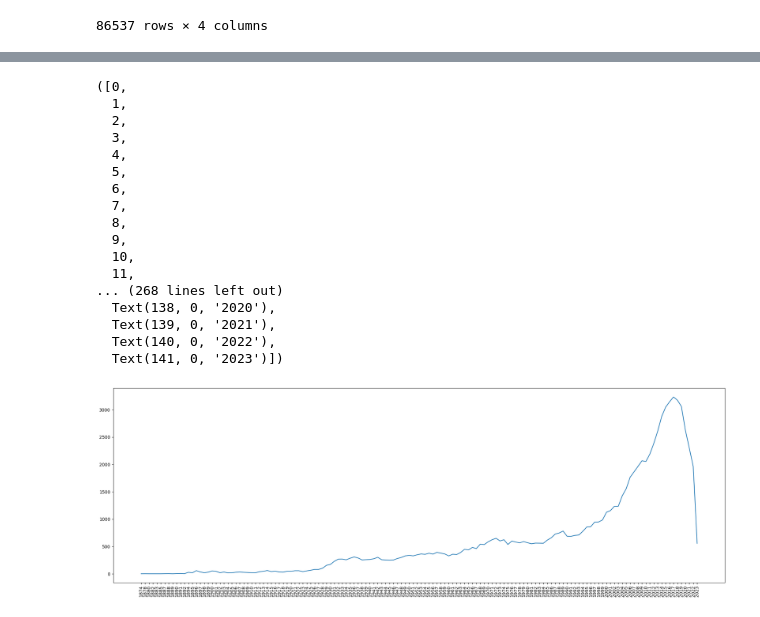
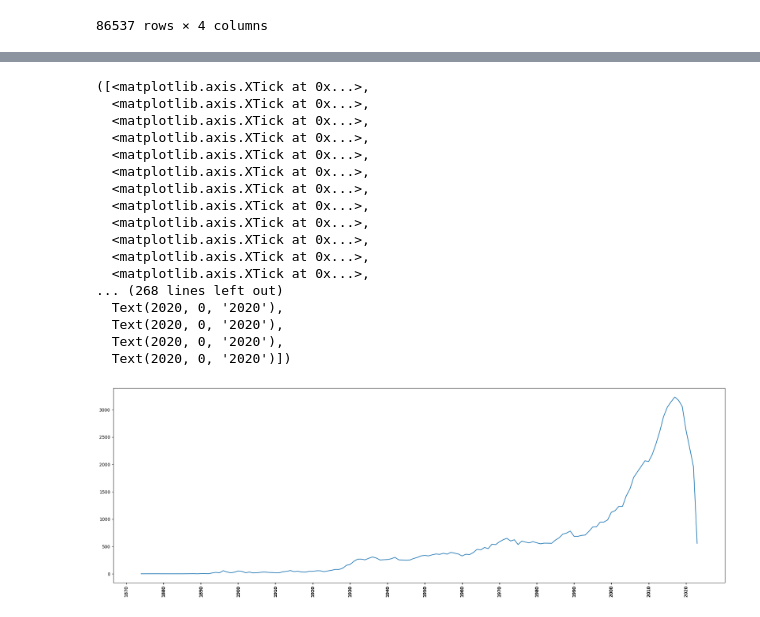
Before and after one commit to MiltonOberg/Artificial_Intelligence2-Milton-OPA23, a Jupyter notebook: Labb_1/labb_1.ipynb, the cells around one changed output, grey strips where cells are left out. Saved outputs shown, nothing was run; the diff lists cells and outputs as text; code cells hidden in the pictures.

```diff
--- a/Labb_1/labb_1.ipynb
+++ b/Labb_1/labb_1.ipynb
@@ -246,4 +246,5 @@ df_movies
 | 86536 | 288983 | UNZIPPED: An Autopsy of American ... | Documentary | 2021 |
 86537 rows × 4 columns
 # %%
-total_movie_year= df_movies.groupby("year")["year"].count().reset_index(name= "count")
+total_movie_year= df_movies.groupby("year")["year"].count().reset_index(name= "count").astype(int)
+total_movie_year
@@ -250,24 +265,27 @@ total_movie_year= df_movies.groupby("year")["year"].count().reset_index(name= "c
 # %%
+labels= (total_movie_year["year"]// 10)* 10
+
 plt.figure(figsize= (25, 8))
 
 plt.plot(total_movie_year["year"], total_movie_year["count"])
-plt.xticks(rotation= 90)
+
+plt.xticks(rotation= 90, ticks= labels)
 # %% [output]
-([0,
-  1,
-  2,
-  3,
-  4,
-  5,
-  6,
-  7,
-  8,
-  9,
-  10,
-  11,
+([<matplotlib.axis.XTick at 0x...>,
+  <matplotlib.axis.XTick at 0x...>,
+  <matplotlib.axis.XTick at 0x...>,
+  <matplotlib.axis.XTick at 0x...>,
+  <matplotlib.axis.XTick at 0x...>,
+  <matplotlib.axis.XTick at 0x...>,
+  <matplotlib.axis.XTick at 0x...>,
+  <matplotlib.axis.XTick at 0x...>,
+  <matplotlib.axis.XTick at 0x...>,
+  <matplotlib.axis.XTick at 0x...>,
+  <matplotlib.axis.XTick at 0x...>,
+  <matplotlib.axis.XTick at 0x...>,
 ... (268 lines left out)
-  Text(138, 0, '2020'),
-  Text(139, 0, '2021'),
-  Text(140, 0, '2022'),
-  Text(141, 0, '2023')])
+  Text(2020, 0, '2020'),
+  Text(2020, 0, '2020'),
+  Text(2020, 0, '2020'),
+  Text(2020, 0, '2020')])
-[figure, old version]
+[figure, new version]
```
Also changed, not shown: parts of 1 cell of this notebook.
